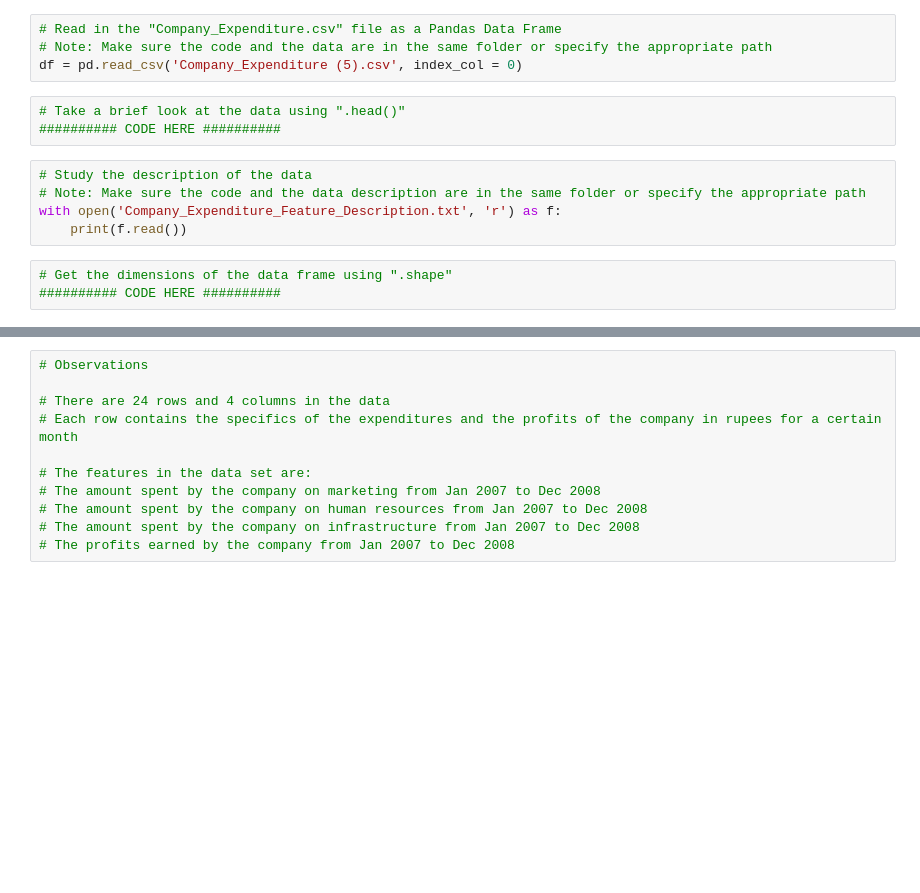
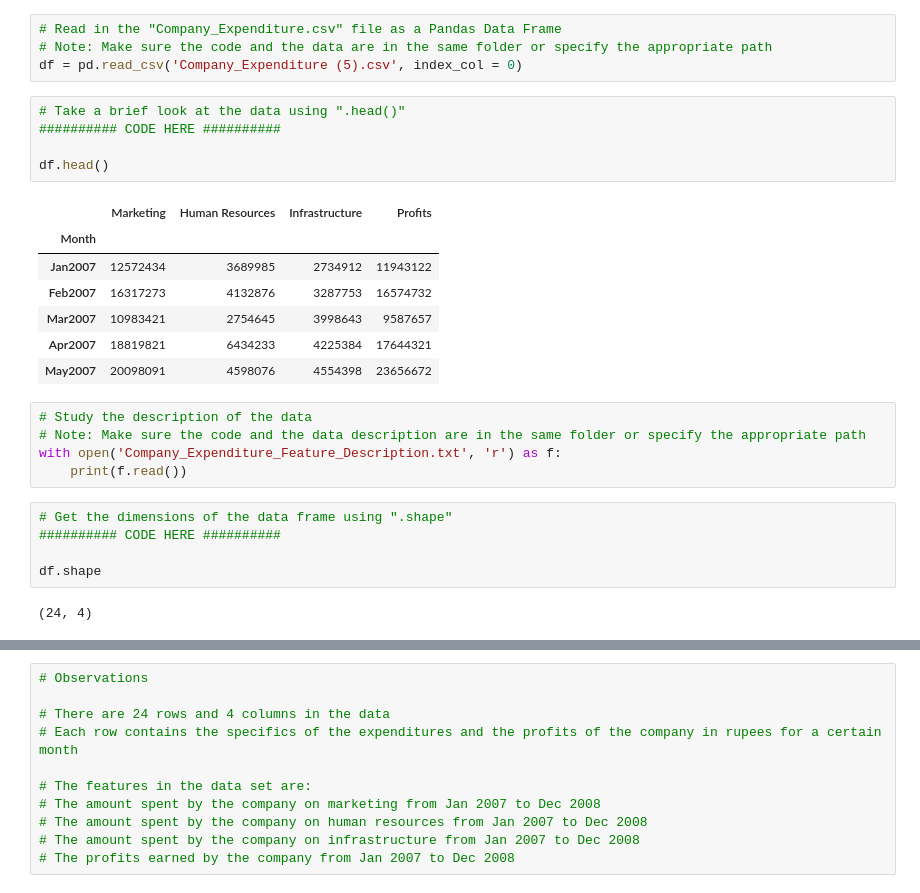
Before and after one commit to satviktiwari/MS-Scripts, a Jupyter notebook: c2/Descriptive_Statistics_5_Exercise (2).ipynb, the cells around one changed output, grey strips where cells are left out. Drawn from its saved outputs; the diff is of its cells as text; blank space fills up the shorter version.

```diff
--- a/c2/Descriptive_Statistics_5_Exercise (2).ipynb
+++ b/c2/Descriptive_Statistics_5_Exercise (2).ipynb
@@ -35,6 +35,16 @@ df = pd.read_csv('Company_Expenditure (5).csv', index_col = 0)
 # %%
 # Take a brief look at the data using ".head()"
 ########## CODE HERE ##########
+
+df.head()
+# %% [output]
+|  | Marketing | Human Resources | Infrastructure | Profits |
+| Month |  |  |  |  |
+| Jan2007 | 12572434 | 3689985 | 2734912 | 11943122 |
+| Feb2007 | 16317273 | 4132876 | 3287753 | 16574732 |
+| Mar2007 | 10983421 | 2754645 | 3998643 | 9587657 |
+| Apr2007 | 18819821 | 6434233 | 4225384 | 17644321 |
+| May2007 | 20098091 | 4598076 | 4554398 | 23656672 |
 # %%
 # Study the description of the data
 # Note: Make sure the code and the data description are in the same folder or specify the appropriate path
@@ -43,6 +53,10 @@ with open('Company_Expenditure_Feature_Description.txt', 'r') as f:
 # %%
 # Get the dimensions of the data frame using ".shape"
 ########## CODE HERE ##########
+
+df.shape
+# %% [output]
+(24, 4)
 # %%
 # Get the row names of the data frame using ".index"
 ########## CODE HERE ##########
```
Also changed, not shown: parts of 16 cells of this notebook, 3 other files.
